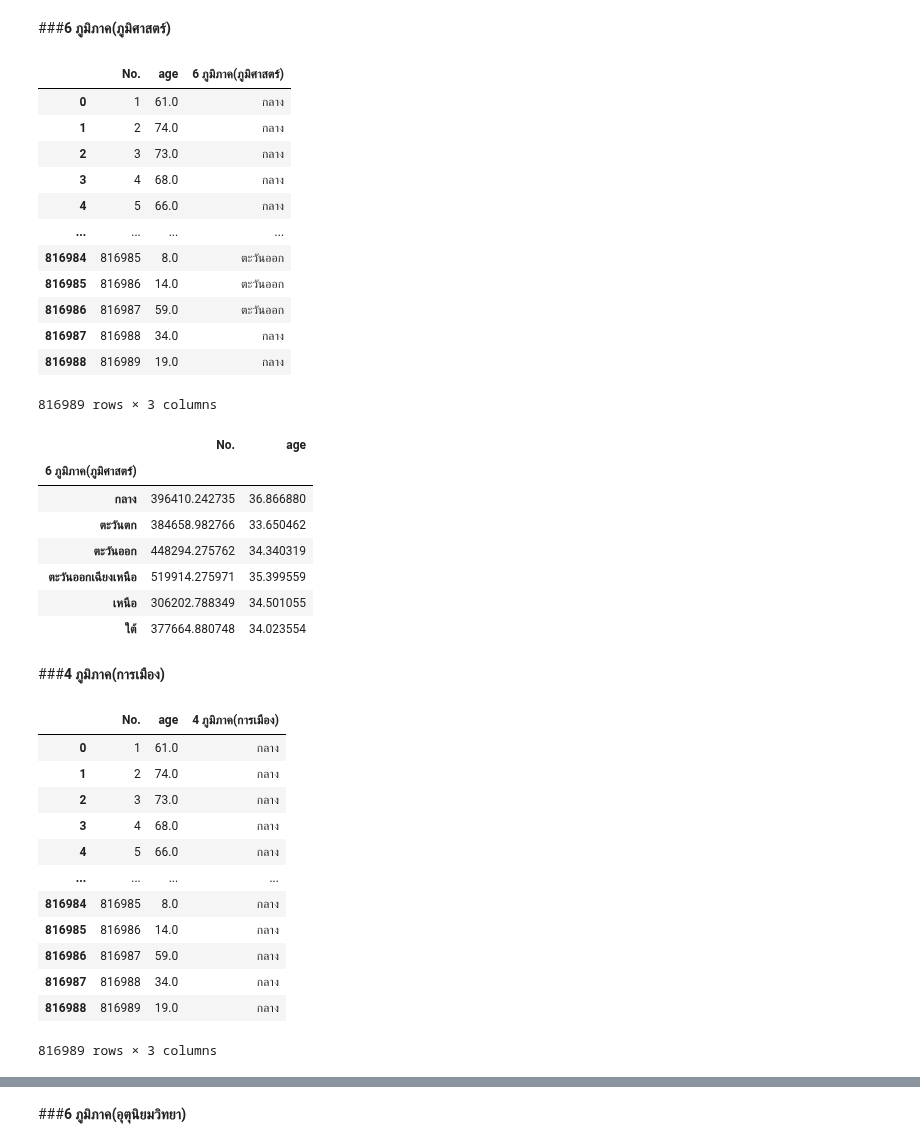
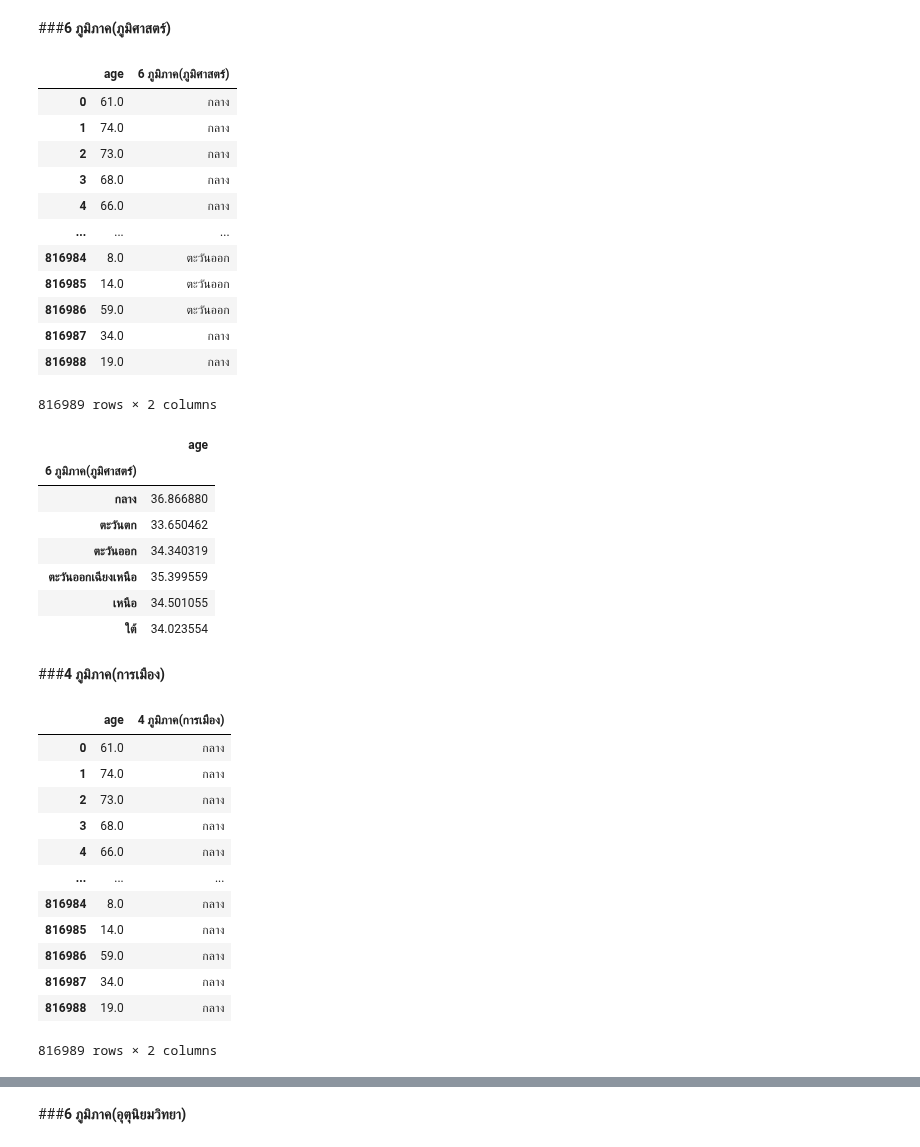
Before and after one commit to gameaphiwat/data_viz_2022, a Jupyter notebook: BasicPython&DataViz_midterm2022.ipynb, the cells around one changed output, grey strips where cells are left out. Cells and saved outputs as stored; diff of their text form; code cells hidden in the pictures.

```diff
--- a/BasicPython&DataViz_midterm2022.ipynb
+++ b/BasicPython&DataViz_midterm2022.ipynb
@@ -478,52 +704,52 @@ data_f.groupby('province_of_onset').mean()
 # %% [markdown]
 ###**6 ภูมิภาค(ภูมิศาสตร์)**
 # %%
-data_a = data_f[['No.','age','6 ภูมิภาค(ภูมิศาสตร์)']]
+data_a = data_f[['age','6 ภูมิภาค(ภูมิศาสตร์)']] #ทำการเลือกเฉพาะข้อมูลที่ต้องการใช้ออกมา
 data_a
 # %% [output]
-|  | No. | age | 6 ภูมิภาค(ภูมิศาสตร์) |
-| 0 | 1 | 61.0 | กลาง |
-| 1 | 2 | 74.0 | กลาง |
-| 2 | 3 | 73.0 | กลาง |
-| 3 | 4 | 68.0 | กลาง |
-| 4 | 5 | 66.0 | กลาง |
-| ... | ... | ... | ... |
-| 816984 | 816985 | 8.0 | ตะวันออก |
-| 816985 | 816986 | 14.0 | ตะวันออก |
-| 816986 | 816987 | 59.0 | ตะวันออก |
-| 816987 | 816988 | 34.0 | กลาง |
-| 816988 | 816989 | 19.0 | กลาง |
+|  | age | 6 ภูมิภาค(ภูมิศาสตร์) |
+| 0 | 61.0 | กลาง |
+| 1 | 74.0 | กลาง |
+| 2 | 73.0 | กลาง |
+| 3 | 68.0 | กลาง |
+| 4 | 66.0 | กลาง |
+| ... | ... | ... |
+| 816984 | 8.0 | ตะวันออก |
+| 816985 | 14.0 | ตะวันออก |
+| 816986 | 59.0 | ตะวันออก |
+| 816987 | 34.0 | กลาง |
+| 816988 | 19.0 | กลาง |
-816989 rows × 3 columns
+816989 rows × 2 columns
 # %%
-data_a.groupby('6 ภูมิภาค(ภูมิศาสตร์)').mean()
+data_a.groupby('6 ภูมิภาค(ภูมิศาสตร์)').mean() #หาค่าเฉลี่ยของอายุผู้ป่วยในแต่ละภูมิภาค
 # %% [output]
-|  | No. | age |
-| 6 ภูมิภาค(ภูมิศาสตร์) |  |  |
-| กลาง | 396410.242735 | 36.866880 |
-| ตะวันตก | 384658.982766 | 33.650462 |
-| ตะวันออก | 448294.275762 | 34.340319 |
-| ตะวันออกเฉียงเหนือ | 519914.275971 | 35.399559 |
-| เหนือ | 306202.788349 | 34.501055 |
-| ใต้ | 377664.880748 | 34.023554 |
+|  | age |
+| 6 ภูมิภาค(ภูมิศาสตร์) |  |
+| กลาง | 36.866880 |
+| ตะวันตก | 33.650462 |
+| ตะวันออก | 34.340319 |
+| ตะวันออกเฉียงเหนือ | 35.399559 |
+| เหนือ | 34.501055 |
+| ใต้ | 34.023554 |
 # %% [markdown]
 ###**4 ภูมิภาค(การเมือง)**
 # %%
-data_b = data_f[['No.','age','4 ภูมิภาค(การเมือง)']]
+data_b = data_f[['age','4 ภูมิภาค(การเมือง)']]
 data_b
 # %% [output]
-|  | No. | age | 4 ภูมิภาค(การเมือง) |
-| 0 | 1 | 61.0 | กลาง |
-| 1 | 2 | 74.0 | กลาง |
-| 2 | 3 | 73.0 | กลาง |
-| 3 | 4 | 68.0 | กลาง |
-| 4 | 5 | 66.0 | กลาง |
-| ... | ... | ... | ... |
-| 816984 | 816985 | 8.0 | กลาง |
-| 816985 | 816986 | 14.0 | กลาง |
-| 816986 | 816987 | 59.0 | กลาง |
-| 816987 | 816988 | 34.0 | กลาง |
-| 816988 | 816989 | 19.0 | กลาง |
+|  | age | 4 ภูมิภาค(การเมือง) |
+| 0 | 61.0 | กลาง |
+| 1 | 74.0 | กลาง |
+| 2 | 73.0 | กลาง |
+| 3 | 68.0 | กลาง |
+| 4 | 66.0 | กลาง |
+| ... | ... | ... |
+| 816984 | 8.0 | กลาง |
+| 816985 | 14.0 | กลาง |
+| 816986 | 59.0 | กลาง |
+| 816987 | 34.0 | กลาง |
+| 816988 | 19.0 | กลาง |
-816989 rows × 3 columns
+816989 rows × 2 columns
 # %%
 data_b.groupby('4 ภูมิภาค(การเมือง)').mean()
 # %% [output]
```
Also changed, not shown: parts of 37 cells of this notebook.
